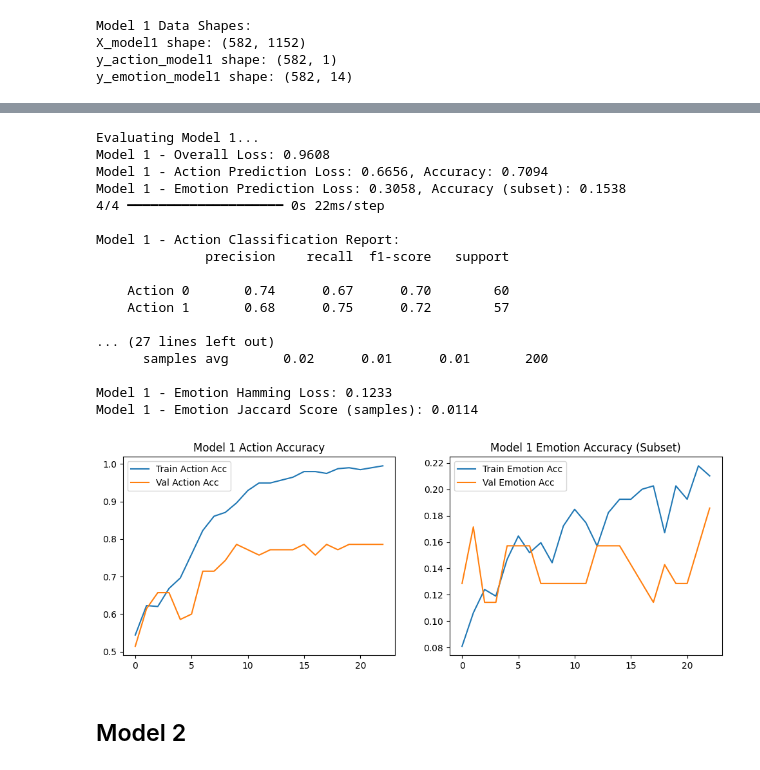
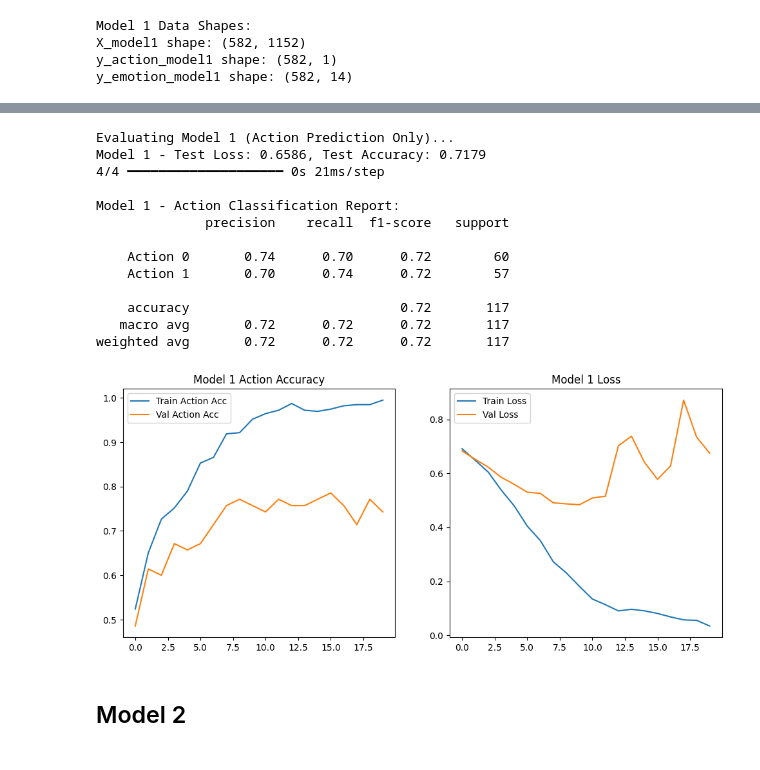
Before and after one commit to anidixit64/UniMoral-Model, a Jupyter notebook: UniMoral2.ipynb, the cells around one changed output, grey strips where cells are left out. Drawn from its saved outputs; the diff is of its cells as text; code cells hidden in the pictures.

```diff
--- a/UniMoral2.ipynb
+++ b/UniMoral2.ipynb
@@ -332,65 +330,51 @@ Epoch 23/50
 # %%
-# Cell 8: Evaluate Model 1
+# Cell 8: Evaluate Model 1 (Action Prediction Only)
+
 if not df.empty and 'model1' in locals():
-    print("\nEvaluating Model 1...")
-    loss1, action_loss1, emotion_loss1, action_acc1, emotion_acc1 = model1.evaluate(
+    print("\nEvaluating Model 1 (Action Prediction Only)...")
+    loss1, accuracy1 = model1.evaluate(
         X_test1,
-        [y_test_action1, y_test_emotion1],
+        y_test_action1,
         verbose=0
     )
-    print(f"Model 1 - Overall Loss: {loss1:.4f}")
-    print(f"Model 1 - Action Prediction Loss: {action_loss1:.4f}, Accuracy: {action_acc1:.4f}")
-    print(f"Model 1 - Emotion Prediction Loss: {emotion_loss1:.4f}, Accuracy (subset): {emotion_acc1:.4f}")
+    print(f"Model 1 - Test Loss: {loss1:.4f}, Test Accuracy: {accuracy1:.4f}")
 
     # Detailed classification report for action
-    y_pred_action1_probs = model1.predict(X_test1)[0]
+    y_pred_action1_probs = model1.predict(X_test1)
     y_pred_action1_classes = (y_pred_action1_probs > 0.5).astype(int)
     print("\nModel 1 - Action Classification Report:")
     print(classification_report(y_test_action1, y_pred_action1_classes, target_names=['Action 0', 'Action 1']))
 
-    # Detailed metrics for emotions
-    y_pred_emotion1_probs = model1.predict(X_test1)[1]
-    y_pred_emotion1_classes = (y_pred_emotion1_probs > 0.5).astype(int)
-    print("\nModel 1 - Emotion Multi-label Report (per class):")
-    # Note: target_names for emotions comes from mlb_emotion.classes_
-    print(classification_report(y_test_emotion1, y_pred_emotion1_classes, target_names=emotion_target_cols, zero_division=0))
-    print(f"Model 1 - Emotion Hamming Loss: {hamming_loss(y_test_emotion1, y_pred_emotion1_classes):.4f}")
-    print(f"Model 1 - Emotion Jaccard Score (samples): {jaccard_score(y_test_emotion1, y_pred_emotion1_classes, average='samples'):.4f}")
-
-    # Plotting (optional, can be extensive for multi-output)
-    plt.figure(figsize=(12,4))
-    plt.subplot(1,2,1)
-    plt.plot(history1.history['action_output_m1_accuracy'], label='Train Action Acc')
-    plt.plot(history1.history['val_action_output_m1_accuracy'], label='Val Action Acc')
+    # Plotting
+    plt.figure(figsize=(12, 5))
+    plt.subplot(1, 2, 1)
+    plt.plot(history1.history['accuracy'], label='Train Action Acc')
+    plt.plot(history1.history['val_accuracy'], label='Val Action Acc')
     plt.title('Model 1 Action Accuracy')
     plt.legend()
-    plt.subplot(1,2,2)
-    plt.plot(history1.history['emotion_output_m1_accuracy'], label='Train Emotion Acc')
-    plt.plot(history1.history['val_emotion_output_m1_accuracy'], label='Val Emotion Acc')
-    plt.title('Model 1 Emotion Accuracy (Subset)')
+    plt.subplot(1, 2, 2)
+    plt.plot(history1.history['loss'], label='Train Loss')
+    plt.plot(history1.history['val_loss'], label='Val Loss')
+    plt.title('Model 1 Loss')
     plt.legend()
     plt.show()
 else:
     print("Skipping Model 1 evaluation.")
 # %% [output]
-Evaluating Model 1...
-Model 1 - Overall Loss: 0.9608
-Model 1 - Action Prediction Loss: 0.6656, Accuracy: 0.7094
-Model 1 - Emotion Prediction Loss: 0.3058, Accuracy (subset): 0.1538
-4/4 ━━━━━━━━━━━━━━━━━━━━ 0s 22ms/step
+Evaluating Model 1 (Action Prediction Only)...
+Model 1 - Test Loss: 0.6586, Test Accuracy: 0.7179
+4/4 ━━━━━━━━━━━━━━━━━━━━ 0s 21ms/step
 
 Model 1 - Action Classification Report:
               precision    recall  f1-score   support
 
-    Action 0       0.74      0.67      0.70        60
-    Action 1       0.68      0.75      0.72        57
+    Action 0       0.74      0.70      0.72        60
+    Action 1       0.70      0.74      0.72        57
 
-... (27 lines left out)
-      samples avg       0.02      0.01      0.01       200
-
-Model 1 - Emotion Hamming Loss: 0.1233
-Model 1 - Emotion Jaccard Score (samples): 0.0114
+    accuracy                           0.72       117
+   macro avg       0.72      0.72      0.72       117
+weighted avg       0.72      0.72      0.72       117
-[figure, old version]
+[figure, new version]
 # %% [markdown]
 ## Model 2
 # %%
```
Also changed, not shown: parts of 8 cells of this notebook, 1 other file.
